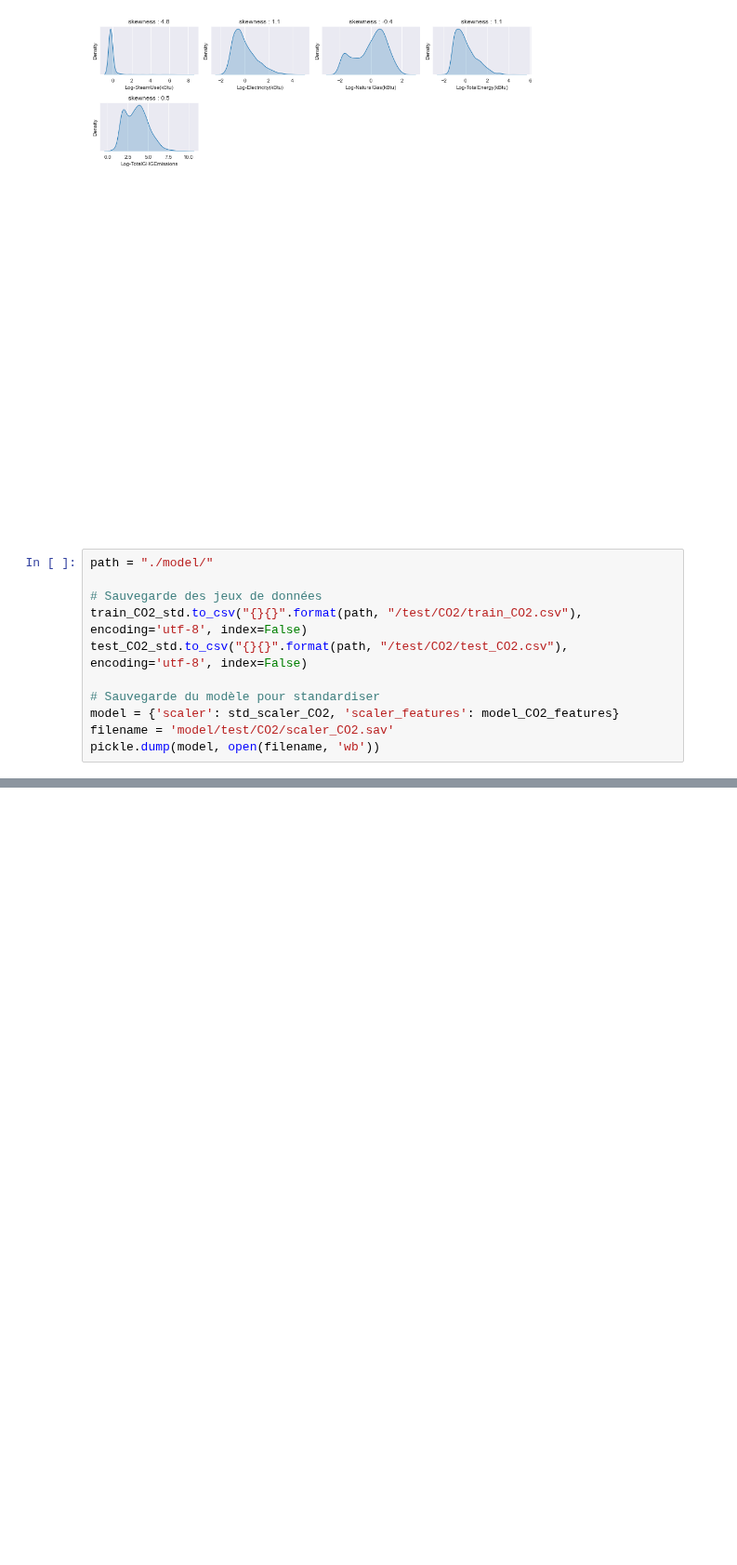
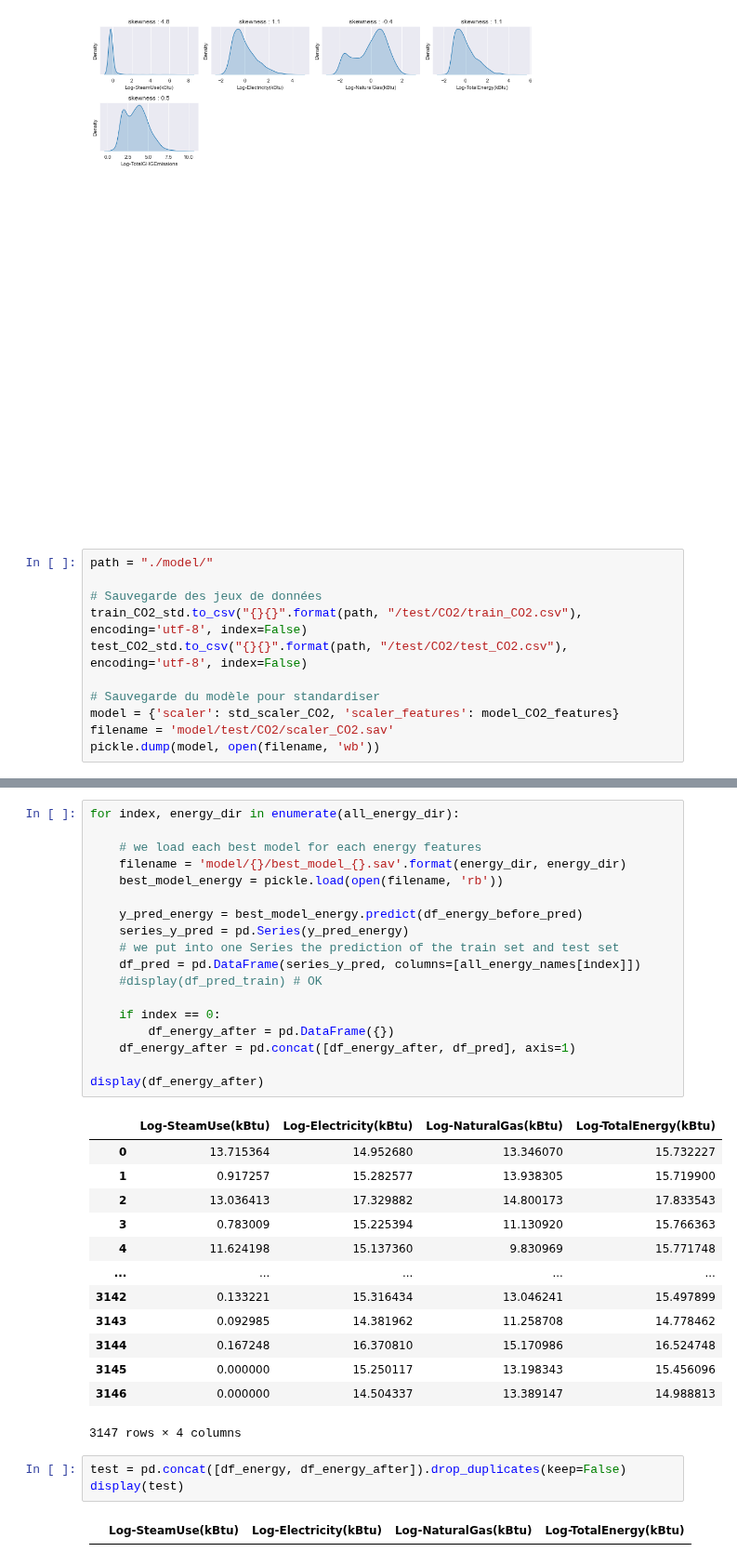
Before and after one commit to oumeima-elgharbi/P4_Data_Science_OpenClassrooms, a Jupyter notebook: TEST_Feature_Engineering_CO2.ipynb, the cells around one changed output, grey strips where cells are left out. Shown at 93% size. Cells and saved outputs as stored; diff of their text form; blank space fills up the shorter version.

```diff
--- a/test_CO2.ipynb
+++ b/TEST_Feature_Engineering_CO2.ipynb
@@ -239,0 +297,37 @@ pickle.dump(model, open(filename, 'wb'))
+# %%
+for index, energy_dir in enumerate(all_energy_dir):
+
+    # we load each best model for each energy features
+    filename = 'model/{}/best_model_{}.sav'.format(energy_dir, energy_dir)
+    best_model_energy = pickle.load(open(filename, 'rb'))
+
+    y_pred_energy = best_model_energy.predict(df_energy_before_pred)
+    series_y_pred = pd.Series(y_pred_energy)
+    # we put into one Series the prediction of the train set and test set
+    df_pred = pd.DataFrame(series_y_pred, columns=[all_energy_names[index]])
+    #display(df_pred_train) # OK
+
+    if index == 0:
+        df_energy_after = pd.DataFrame({})
+    df_energy_after = pd.concat([df_energy_after, df_pred], axis=1)
+
+display(df_energy_after)
+# %% [output]
+|  | Log-SteamUse(kBtu) | Log-Electricity(kBtu) | Log-NaturalGas(kBtu) | Log-TotalEnergy(kBtu) |
+| 0 | 13.715364 | 14.952680 | 13.346070 | 15.732227 |
+| 1 | 0.917257 | 15.282577 | 13.938305 | 15.719900 |
+| 2 | 13.036413 | 17.329882 | 14.800173 | 17.833543 |
+| 3 | 0.783009 | 15.225394 | 11.130920 | 15.766363 |
+| 4 | 11.624198 | 15.137360 | 9.830969 | 15.771748 |
+| ... | ... | ... | ... | ... |
+| 3142 | 0.133221 | 15.316434 | 13.046241 | 15.497899 |
+| 3143 | 0.092985 | 14.381962 | 11.258708 | 14.778462 |
+| 3144 | 0.167248 | 16.370810 | 15.170986 | 16.524748 |
+| 3145 | 0.000000 | 15.250117 | 13.198343 | 15.456096 |
+| 3146 | 0.000000 | 14.504337 | 13.389147 | 14.988813 |
+3147 rows × 4 columns
+# %%
+test = pd.concat([df_energy, df_energy_after]).drop_duplicates(keep=False)
+display(test)
+# %% [output]
+|  | Log-SteamUse(kBtu) | Log-Electricity(kBtu) | Log-NaturalGas(kBtu) | Log-TotalEnergy(kBtu) |
```
Also changed, not shown: parts of 4 cells of this notebook, 2 other files.
